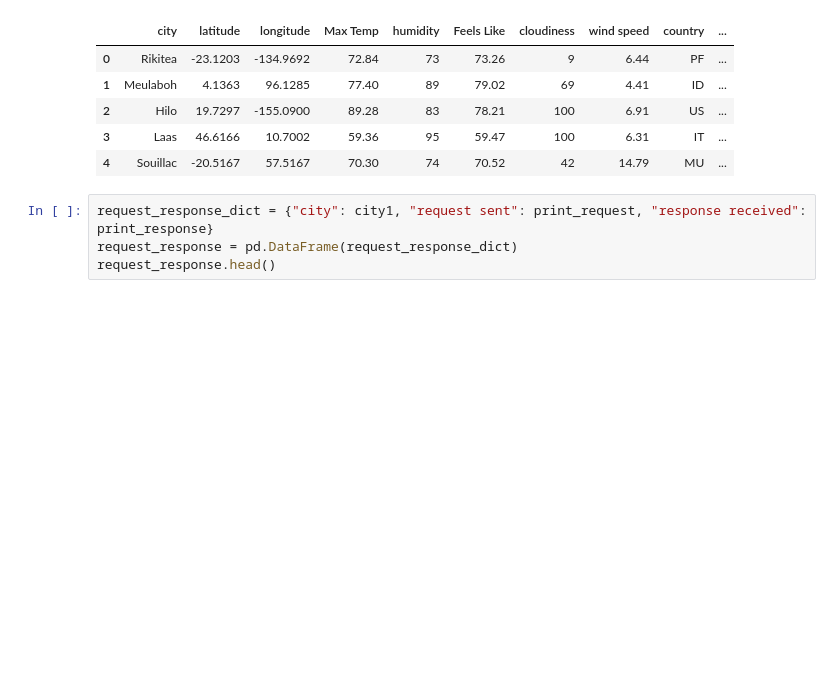
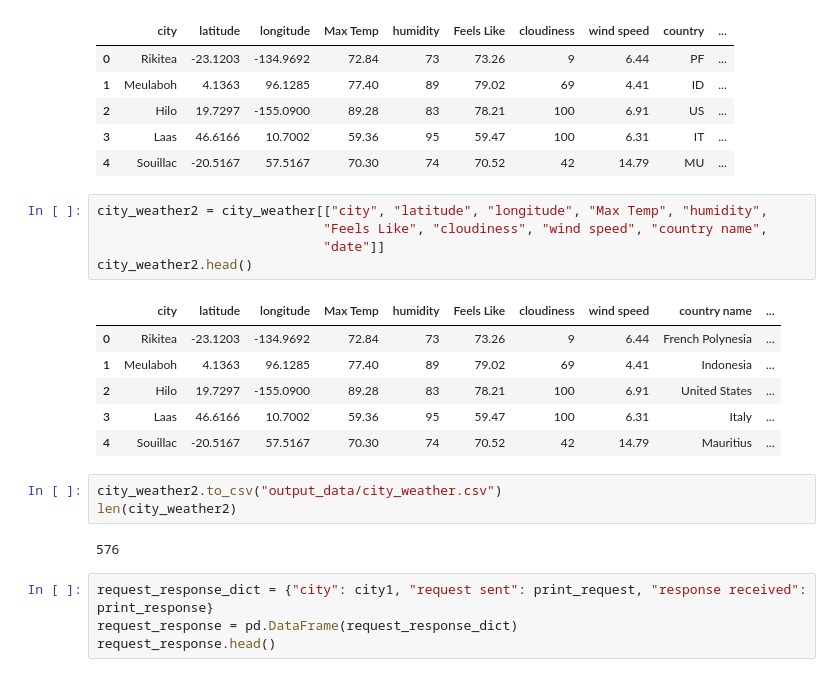
Before and after one commit to bsdutton/python-api-challenge, a Jupyter notebook: WeatherPy/WeatherPy-working.ipynb, the cells around one changed output. Cells and saved outputs as stored; diff of their text form; blank space fills up the shorter version.

```diff
--- a/WeatherPy/WeatherPy-working.ipynb
+++ b/WeatherPy/WeatherPy-working.ipynb
@@ -376,6 +376,23 @@ city_weather.head()
 | 2 | Hilo | 19.7297 | -155.0900 | 89.28 | 83 | 78.21 | 100 | 6.91 | US | ... |
 | 3 | Laas | 46.6166 | 10.7002 | 59.36 | 95 | 59.47 | 100 | 6.31 | IT | ... |
 | 4 | Souillac | -20.5167 | 57.5167 | 70.30 | 74 | 70.52 | 42 | 14.79 | MU | ... |
+# %%
+city_weather2 = city_weather[["city", "latitude", "longitude", "Max Temp", "humidity",
+                             "Feels Like", "cloudiness", "wind speed", "country name",
+                             "date"]]
+city_weather2.head()
+# %% [output]
+|  | city | latitude | longitude | Max Temp | humidity | Feels Like | cloudiness | wind speed | country name | ... |
+| 0 | Rikitea | -23.1203 | -134.9692 | 72.84 | 73 | 73.26 | 9 | 6.44 | French Polynesia | ... |
+| 1 | Meulaboh | 4.1363 | 96.1285 | 77.40 | 89 | 79.02 | 69 | 4.41 | Indonesia | ... |
+| 2 | Hilo | 19.7297 | -155.0900 | 89.28 | 83 | 78.21 | 100 | 6.91 | United States | ... |
+| 3 | Laas | 46.6166 | 10.7002 | 59.36 | 95 | 59.47 | 100 | 6.31 | Italy | ... |
+| 4 | Souillac | -20.5167 | 57.5167 | 70.30 | 74 | 70.52 | 42 | 14.79 | Mauritius | ... |
+# %%
+city_weather2.to_csv("output_data/city_weather.csv")
+len(city_weather2)
+# %% [output]
+576
 # %%
 request_response_dict = {"city": city1, "request sent": print_request, "response received": print_response}
 request_response = pd.DataFrame(request_response_dict)
```
Also changed, not shown: parts of 4 cells of this notebook, 5 other files.
